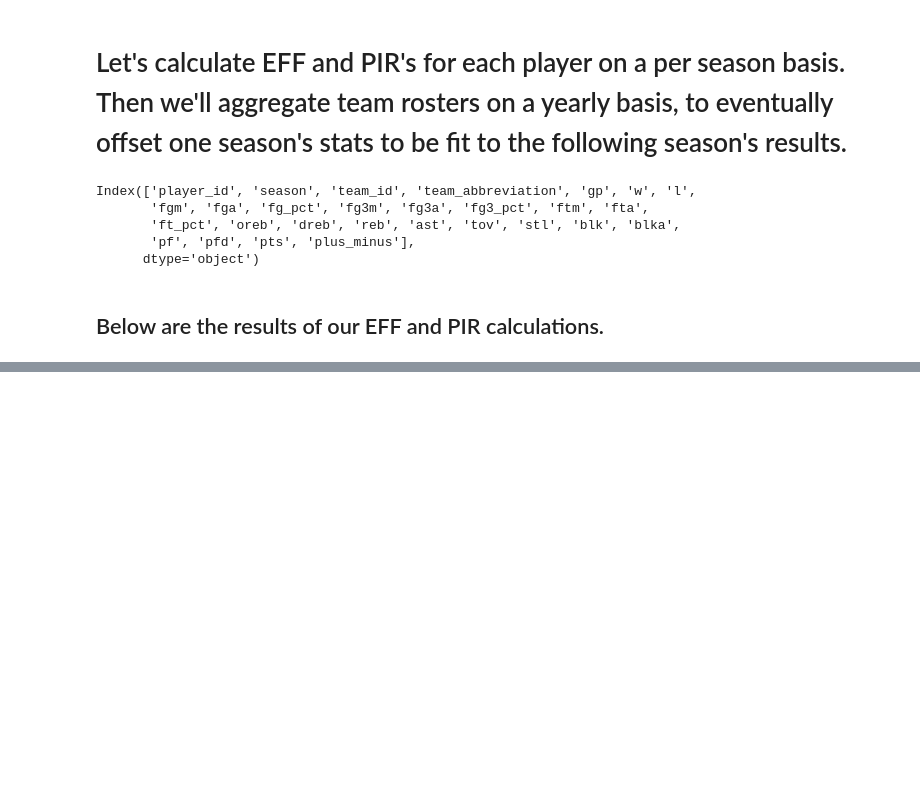
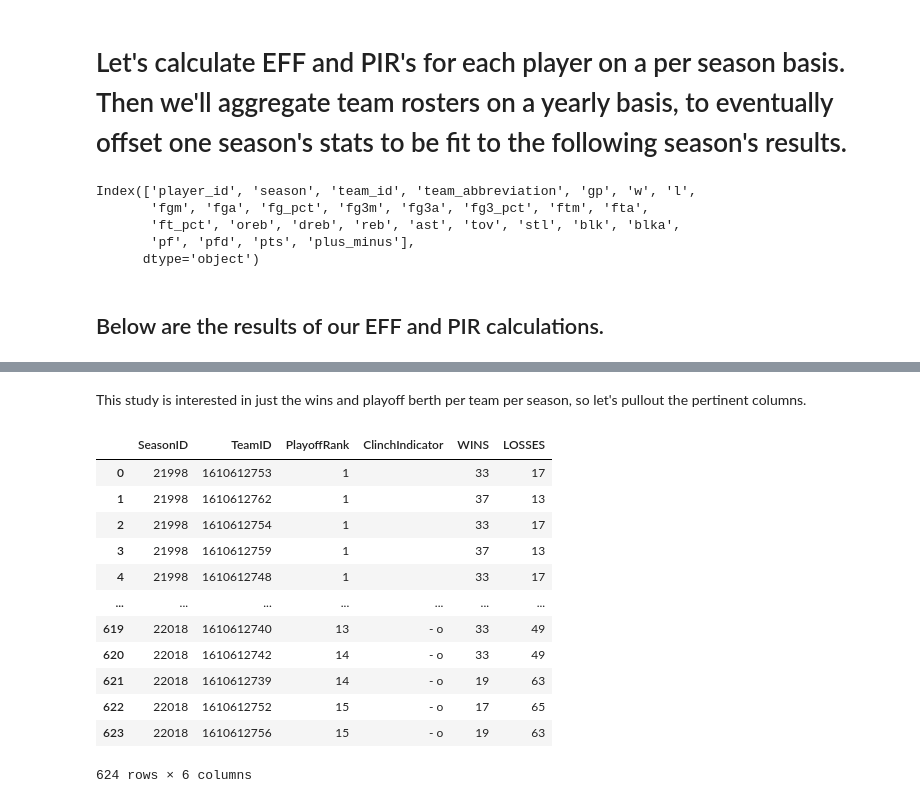
Before and after one commit to jangelchik/basketball_efficiency, a Jupyter notebook: data_and_plots.ipynb, the cells around one changed output, grey strips where cells are left out. Drawn from its saved outputs; the diff is of its cells as text; code cells hidden in the pictures; blank space fills up the shorter version.

```diff
--- a/data_and_plots.ipynb
+++ b/data_and_plots.ipynb
@@ -255,0 +406,19 @@ KeyError: (1610612740, '1998-99')
+# %% [markdown]
+This study is interested in just the wins and playoff berth per team per season, so let's pullout the pertinent columns.
+# %%
+df_team = df_team[['SeasonID','TeamID','PlayoffRank','ClinchIndicator','WINS','LOSSES']]
+df_team
+# %% [output]
+|  | SeasonID | TeamID | PlayoffRank | ClinchIndicator | WINS | LOSSES |
+| 0 | 21998 | 1610612753 | 1 |  | 33 | 17 |
+| 1 | 21998 | 1610612762 | 1 |  | 37 | 13 |
+| 2 | 21998 | 1610612754 | 1 |  | 33 | 17 |
+| 3 | 21998 | 1610612759 | 1 |  | 37 | 13 |
+| 4 | 21998 | 1610612748 | 1 |  | 33 | 17 |
+| ... | ... | ... | ... | ... | ... | ... |
+| 619 | 22018 | 1610612740 | 13 | - o | 33 | 49 |
+| 620 | 22018 | 1610612742 | 14 | - o | 33 | 49 |
+| 621 | 22018 | 1610612739 | 14 | - o | 19 | 63 |
+| 622 | 22018 | 1610612752 | 15 | - o | 17 | 65 |
+| 623 | 22018 | 1610612756 | 15 | - o | 19 | 63 |
+624 rows × 6 columns
```
Also changed, not shown: parts of 45 cells of this notebook, 3 other files.
